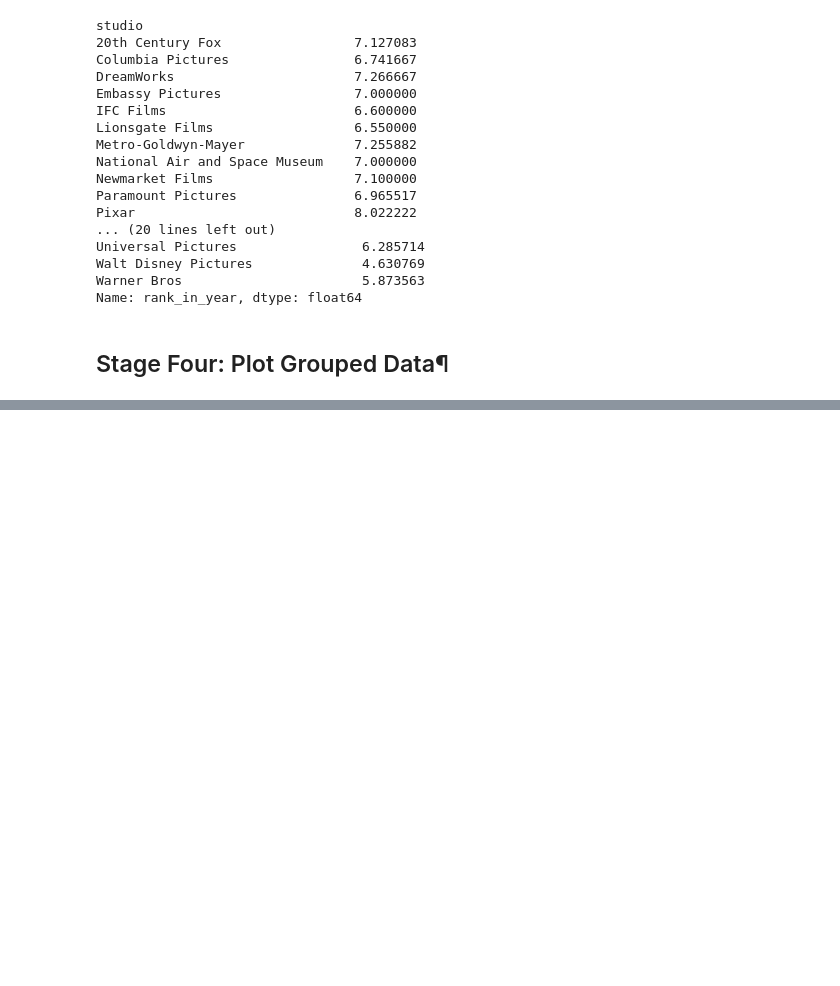
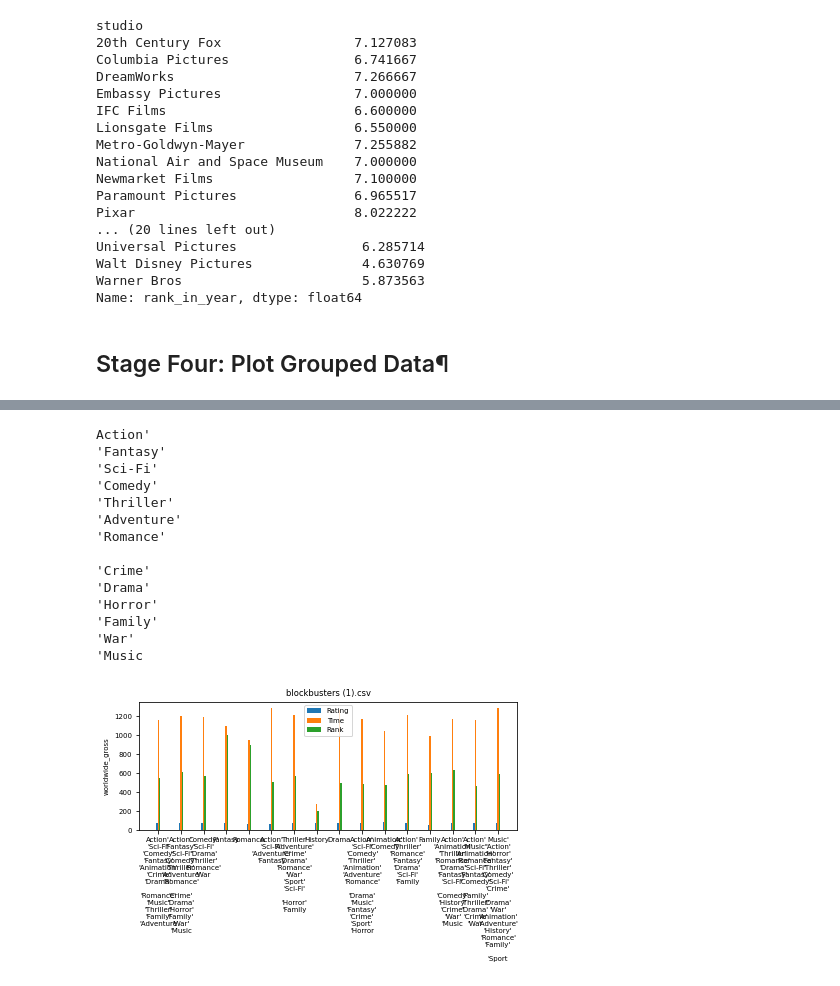
Before and after one commit to dlb007/Vox, a Jupyter notebook: Assignment # 8x.ipynb, the cells around one changed output, grey strips where cells are left out. Saved outputs shown, nothing was run; the diff lists cells and outputs as text; code cells hidden in the pictures; blank space fills up the shorter version.

```diff
--- a/Assignment # 8x.ipynb
+++ b/Assignment # 8x.ipynb
@@ -142,0 +141,44 @@ Pictures
+# %%
+import matplotlib.pyplot as plt
+import numpy as np
+plt.rcParams.update({'font.size': 7})
+
+regions = close_region['Main_Genre'].unique()
+names = [str(i) for i in regions]
+names = [name.replace(' ', '\n') for name in names]
+names = [name.replace("['",'') for name in names]
+names = [name.replace("']",'') for name in names]
+
+print(names[1])
+x = np.arange(len(names))
+width = 1/len(names)
+fig, ax = plt.subplots()
+rects1 = ax.bar(x - width, close_region['imdb_rating'].mean()*10, width, label='Rating')
+rects2 = ax.bar(x, close_region['length'].mean()*10, width, label='Time')
+rects3 = ax.bar(x + width, close_region['rank_in_year'].mean()*100, width, label='Rank')
+
+
+ax.set_ylabel('worldwide_gross')
+ax.set_title(years[0])
+ax.set_xticks(x)
+ax.set_xticklabels(names)
+ax.legend()
+fig.tight_layout()
+
+plt.show()
+# %% [output]
+Action'
+'Fantasy'
+'Sci-Fi'
+'Comedy'
+'Thriller'
+'Adventure'
+'Romance'
+
+'Crime'
+'Drama'
+'Horror'
+'Family'
+'War'
+'Music
+[figure, added]
```
Also changed, not shown: parts of 3 cells of this notebook, 1 other file.
